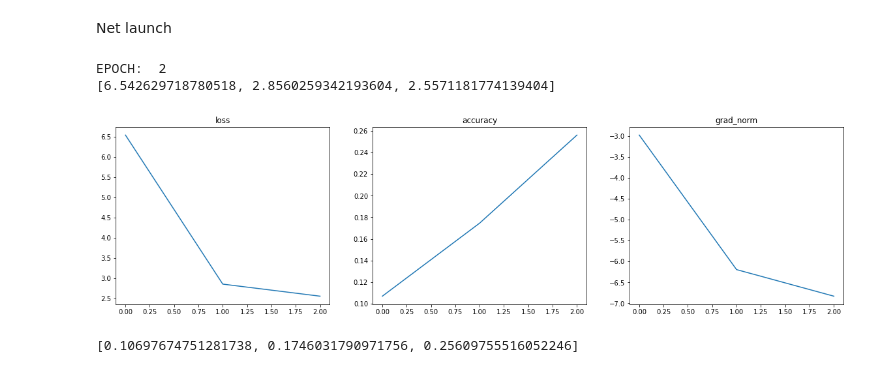
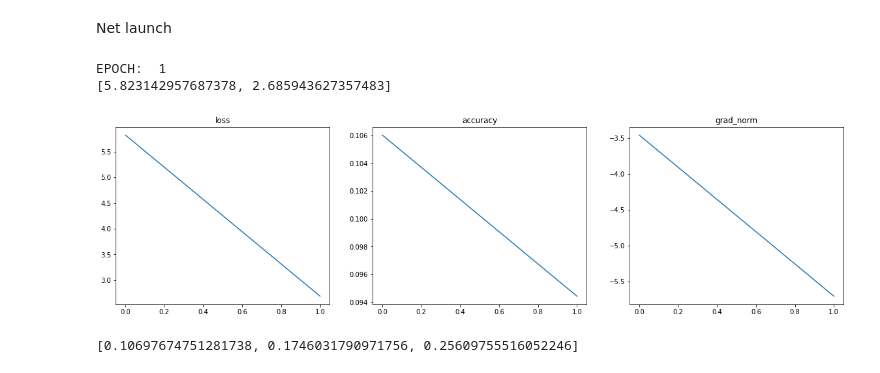
Before and after one commit to limon8884/delivery-RL, a Jupyter notebook: notebook.ipynb, the cells around one changed output. Saved outputs shown, nothing was run; the diff lists cells and outputs as text; code cells hidden in the pictures.

```diff
--- a/notebook.ipynb
+++ b/notebook.ipynb
@@ -249,15 +249,16 @@ def print_info(epoch, metrics, losses):
     plt.show()
 # %%
 batch_size = 128
-n_epochs = 1000 + 1
+n_epochs = 1 + 1
 n_iters = 10
 bounds = (Point(0, 0), Point(10, 10))
+light_settings_flg = True
 device = torch.device('cuda:0') if torch.cuda.is_available() else torch.device('cpu')
 
 point_encoder = PointEncoder(64, device=device)
 point_encoder.load_state_dict(torch.load('encoder64.pt', map_location=device))
 
-net = ScoringNetDemo(
+net = ScoringNet(
     mode='default',
     point_encoder=point_encoder,
     n_layers=2,
@@ -269,7 +270,8 @@ net = ScoringNetDemo(
     device=device
 )
 optimizer = torch.optim.SGD(net.parameters(), lr=1e-4, momentum=0.9)
-scheduler = torch.optim.lr_scheduler.OneCycleLR(optimizer, max_lr=1e-3, epochs=n_epochs, steps_per_epoch=n_iters)
+# scheduler = torch.optim.lr_scheduler.OneCycleLR(optimizer, max_lr=1e-3, epochs=n_epochs, steps_per_epoch=n_iters)
+scheduler = None
 
 losses = []
 metrics = {
@@ -281,30 +283,33 @@ metrics = {
 # %%
 for epoch in range(n_epochs):
     rolling_loss = []
     rolling_metrics = {k: [] for k in metrics.keys()}
     for iter in range(n_iters):
-        triples = [random_triple(bounds, max_items=5, same_number=True) for _ in range(batch_size)]
+        if light_settings_flg:
+            triples = [random_triple(bounds, max_items=5, same_number=True) for _ in range(batch_size)]
+        else:
+            triples = [random_triple(bounds) for _ in range(batch_size)]
 
         optimizer.zero_grad()
         loss = get_loss_solve(net, triples, rolling_metrics)
         loss.backward()
         optimizer.step()
         if scheduler is not None:
             scheduler.step()
 
         rolling_loss.append(loss.item())
         update_grad_norm(rolling_metrics, net)
 
     losses.append(np.mean(rolling_loss))
     for k in metrics.keys():
         metrics[k].append(np.mean(rolling_metrics[k]))
 
     if epoch % 1 == 0:
         print_info(epoch, metrics, losses)
 # %% [output]
-EPOCH:  2
-[6.542629718780518, 2.8560259342193604, 2.5571181774139404]
+EPOCH:  1
+[5.823142957687378, 2.685943627357483]
-[figure, old version]
+[figure, new version]
 # %%
 metrics['accuracy']
 # %% [output]
```
Also changed, not shown: parts of 1 cell of this notebook.
